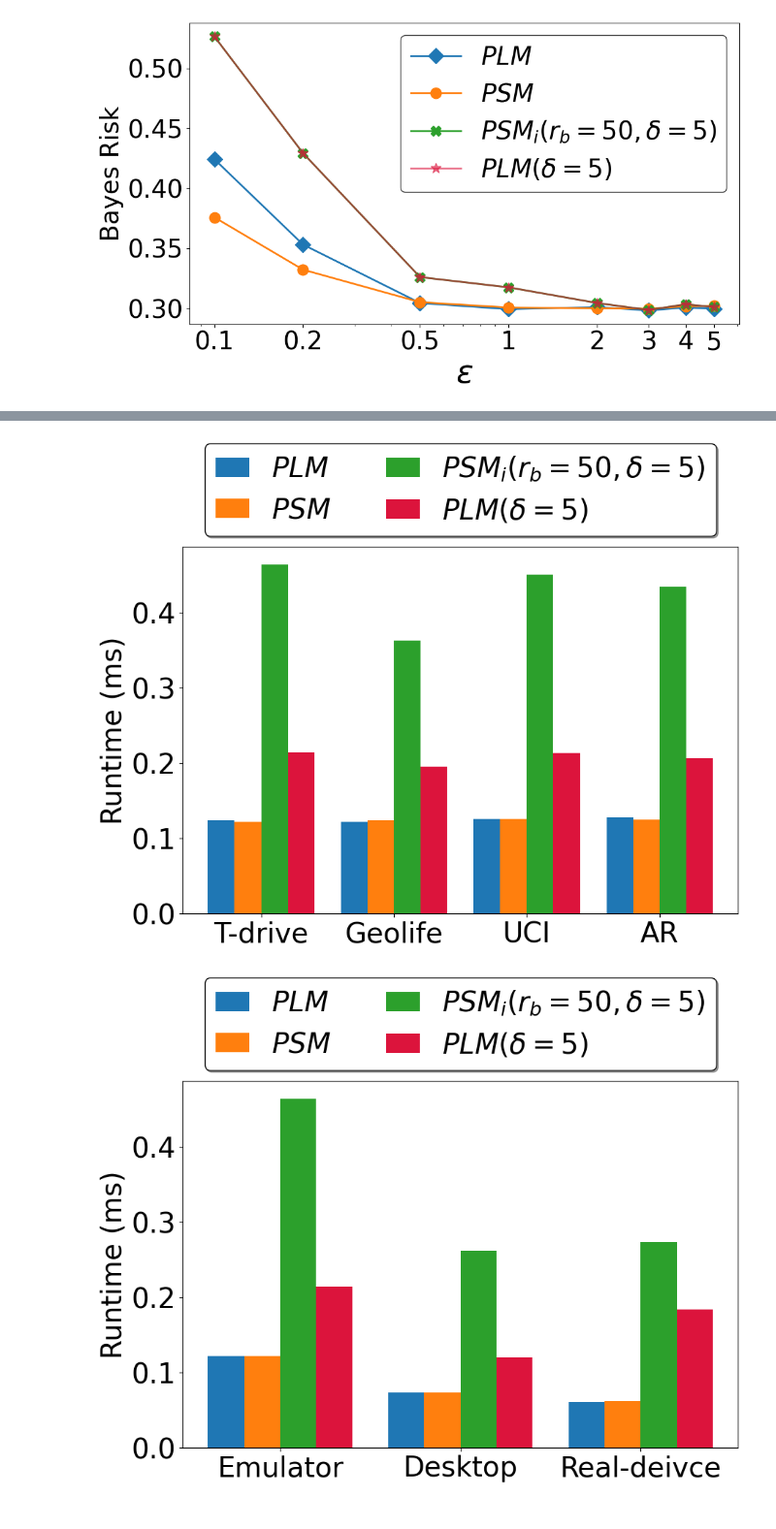
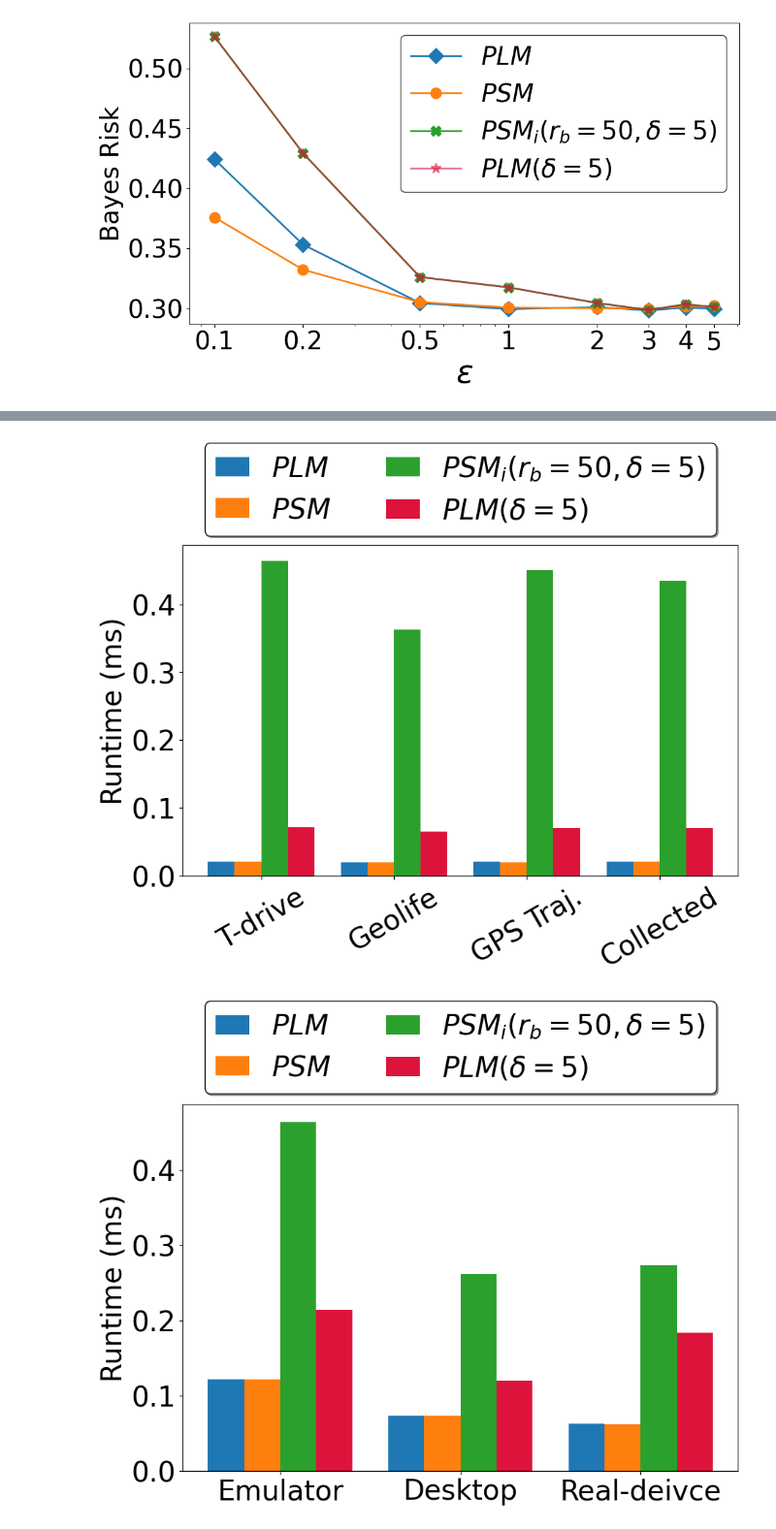
Before and after one commit to shafizurRseeam/location_privacy, a Jupyter notebook: Other_figures.ipynb, the cells around one changed output, grey strips where cells are left out. Shown at 97% size. Drawn from its saved outputs; the diff is of its cells as text; code cells hidden in the pictures.

```diff
--- a/Other_figures.ipynb
+++ b/Other_figures.ipynb
@@ -182,11 +137,12 @@ import matplotlib.pyplot as plt
 import numpy as np
 
 # Sample data
-datasets = ['T-drive', 'Geolife', 'UCI', 'AR']
-Laplace = np.array([0.00012435, 0.00012184, 0.00012628, 0.00012752]) * 1e3
-staircase = np.array([0.00012224, 0.00012453,0.00012568, 0.00012527]) * 1e3
+datasets = ['T-drive', 'Geolife', 'GPS Traj.', 'Collected']
+Laplace = np.array([0.00002088, 0.00002007, 0.00002052, 0.00002096]) * 1e3
+laplace_delta = np.array([0.00007173, 0.00006454, 0.00007034, 0.00007073]) * 1e3
+staircase = np.array([0.00002059, 0.00001966,0.00001994, 0.00002084]) * 1e3
 staircase_intermediate = np.array([0.00046442,0.00036278, 0.00045037,  0.00043455]) * 1e3
-laplace_delta = np.array([0.00021473, 0.00019572, 0.00021386, 0.00020675]) * 1e3
+
 
 # Colors and labels taken from the style of the line plot
 colors = ['#1F77B4', '#FF7F0E', '#2CA02C', '#DC143C']
@@ -197,40 +153,45 @@ pos = np.arange(len(datasets))
 bar_width = 0.20
 
 # Plotting the bars with the new style
-fig, ax = plt.subplots(figsize=(10, 8))  # Increase figure size to accommodate legend
+fig, ax = plt.subplots(figsize=(10, 6))  # Increase figure size to accommodate legend
 
 for i, (data, color, label) in enumerate(zip([Laplace, staircase, staircase_intermediate, laplace_delta], colors, labels)):
     ax.bar(pos + i * bar_width, data, bar_width, label=label, color=color)
 
 # Adding labels and title
 #ax.set_xlabel('Datasets', fontsize=28)
 ax.set_ylabel('Runtime (ms)', fontsize=28)
 #ax.set_title('Runtime Comparison')
 
 # Positioning the x-ticks
 ax.set_xticks(pos + 1.5 * bar_width)
 ax.set_xticklabels(datasets, fontsize=28)
 
+ax.set_xticklabels(datasets, fontsize=28, rotation=30)  # Rotate labels by 45 degrees
+
 # Adding the legend with the modified style
 # Reduce the handle length to decrease the space between the legend symbol and text
-legend = ax.legend(fontsize=28, loc='upper center', bbox_to_anchor=(0.5, 1.32), fancybox=True, shadow=True, ncol=2, handlelength=1.2)
+legend = ax.legend(fontsize=28, loc='upper center', bbox_to_anchor=(0.5, 1.35), fancybox=True, shadow=True, ncol=2, handlelength=1.2)
 
 frame = legend.get_frame()
 frame.set_edgecolor('black')  # Set the border color
 frame.set_linewidth(1)  # Set the border width
 
 # Setting the tick parameters
 ax.tick_params(axis='both', which='major', labelsize=28)
 
 # Adjust the layout to make room for the legend outside of the plot
-plt.subplots_adjust(top=0.75)
-pathpng = 'C:\\Users\\ss6365\\Desktop\\11111\\Geolife\\figure\\png\\Runtime_datasets'
+#plt.subplots_adjust(top=0.75)
+pathpng = 'C:\\Users\\ss6365\\Desktop\\location_privacy_final\\miscellaneous_figures\\png\\Runtime_datasets'
 plt.savefig(pathpng, dpi=300, bbox_inches='tight')
 
+pathsvg = 'C:\\Users\\ss6365\\Desktop\\location_privacy_final\\miscellaneous_figures\\svg\\Runtime_datasets'
+
+plt.savefig(pathsvg, format='svg', bbox_inches='tight')
 
 plt.show()
 # %% [output]
-[figure, old version]
+[figure, new version]
 # %%
 import matplotlib.pyplot as plt
 import numpy as np
```
Also changed, not shown: parts of 1 cell of this notebook, 1 other file.
